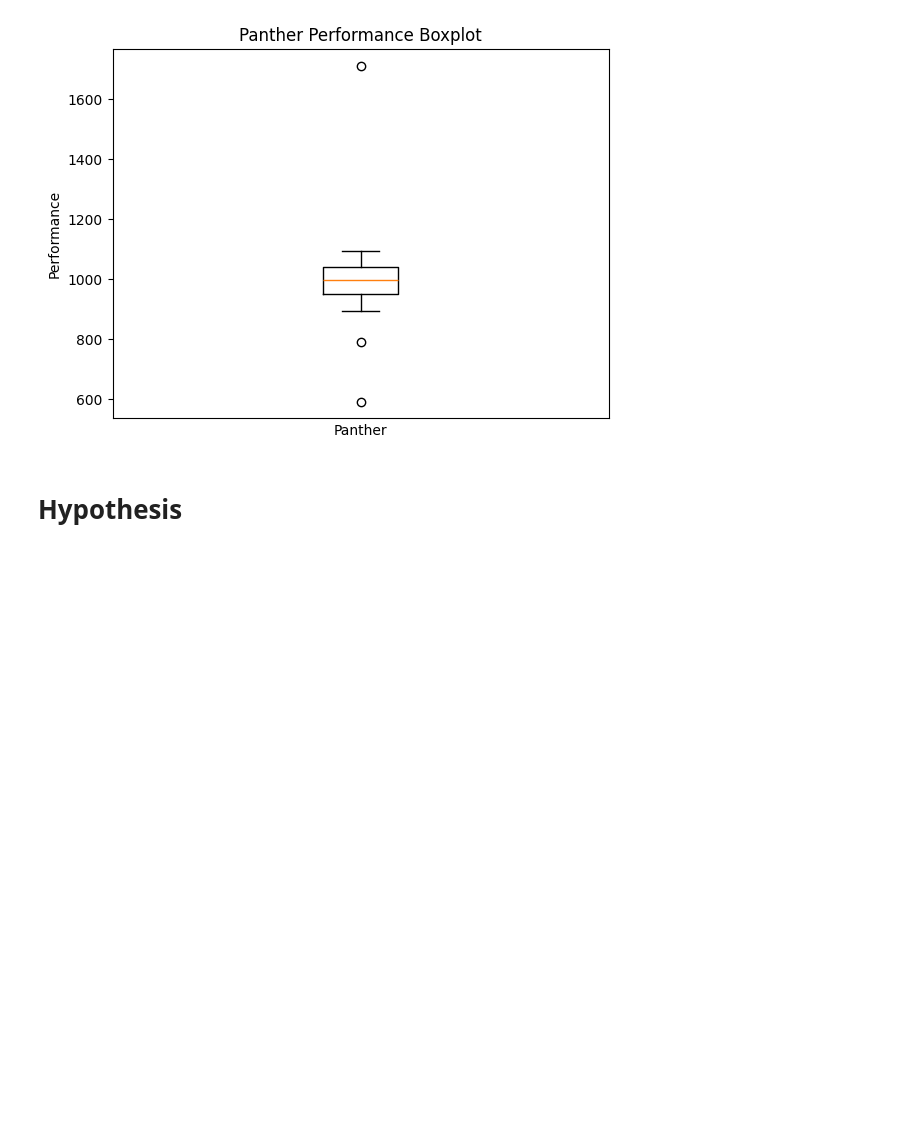
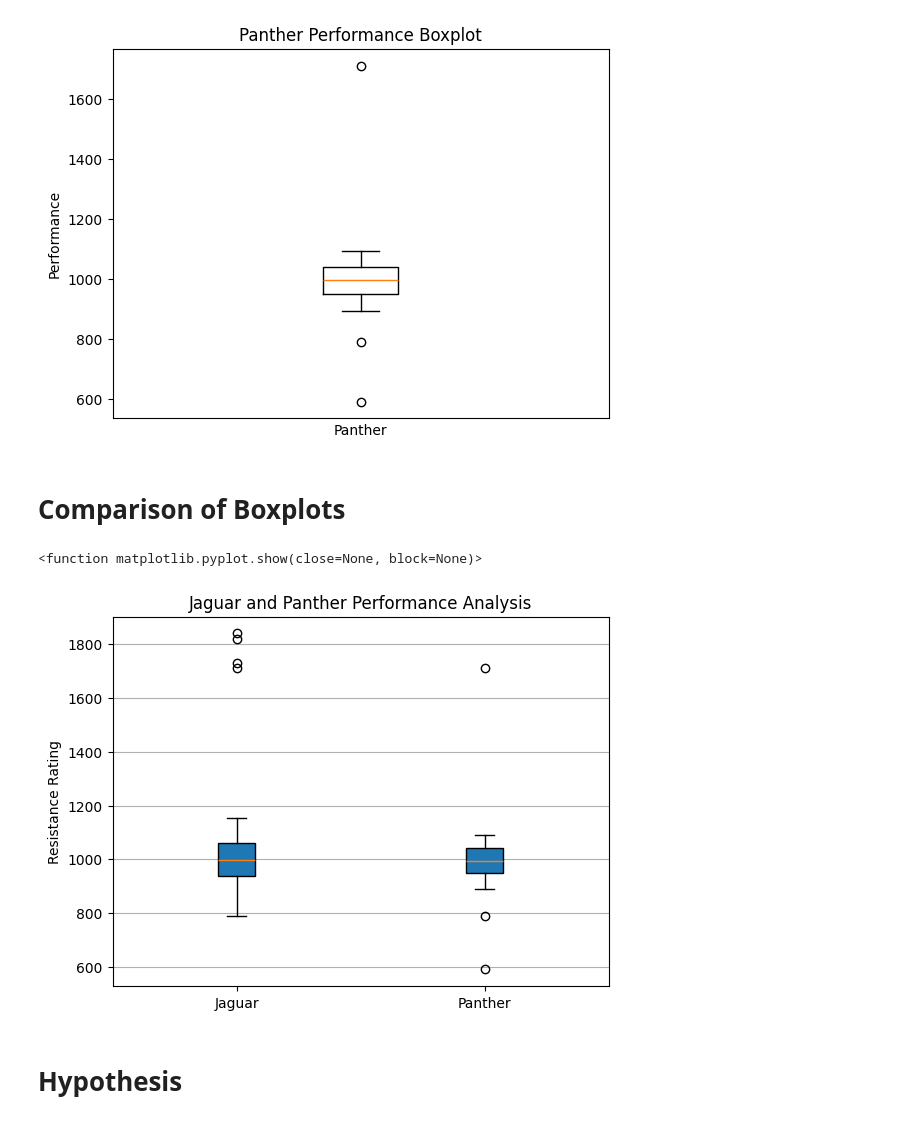
Before and after one commit to PatrickRhy2/MATHEDA-Andal, a Jupyter notebook: WK 4/WK4-Descriptive-Statistics.ipynb, the cells around one changed output. Saved outputs shown, nothing was run; the diff lists cells and outputs as text; code cells hidden in the pictures; blank space fills up the shorter version.

```diff
--- a/WK 4/WK4-Descriptive-Statistics.ipynb
+++ b/WK 4/WK4-Descriptive-Statistics.ipynb
@@ -223,6 +223,18 @@ plt.xticks([])
 plt.show()
 # %% [output]
 [figure]
+# %% [markdown]
+# Comparison of Boxplots
+# %%
+box = plt.boxplot([df['Jaguar'], df['Panther']], patch_artist=True)
+plt.title("Jaguar and Panther Performance Analysis")
+plt.ylabel("Resistance Rating")
+plt.xticks([1, 2], ['Jaguar', 'Panther'])
+plt.grid(axis='y', linestyle ='-', alpha=1)
+plt.show
+# %% [output]
+<function matplotlib.pyplot.show(close=None, block=None)>
+[figure, added]
 # %% [markdown]
 # Hypothesis
 # %% [markdown]
```
